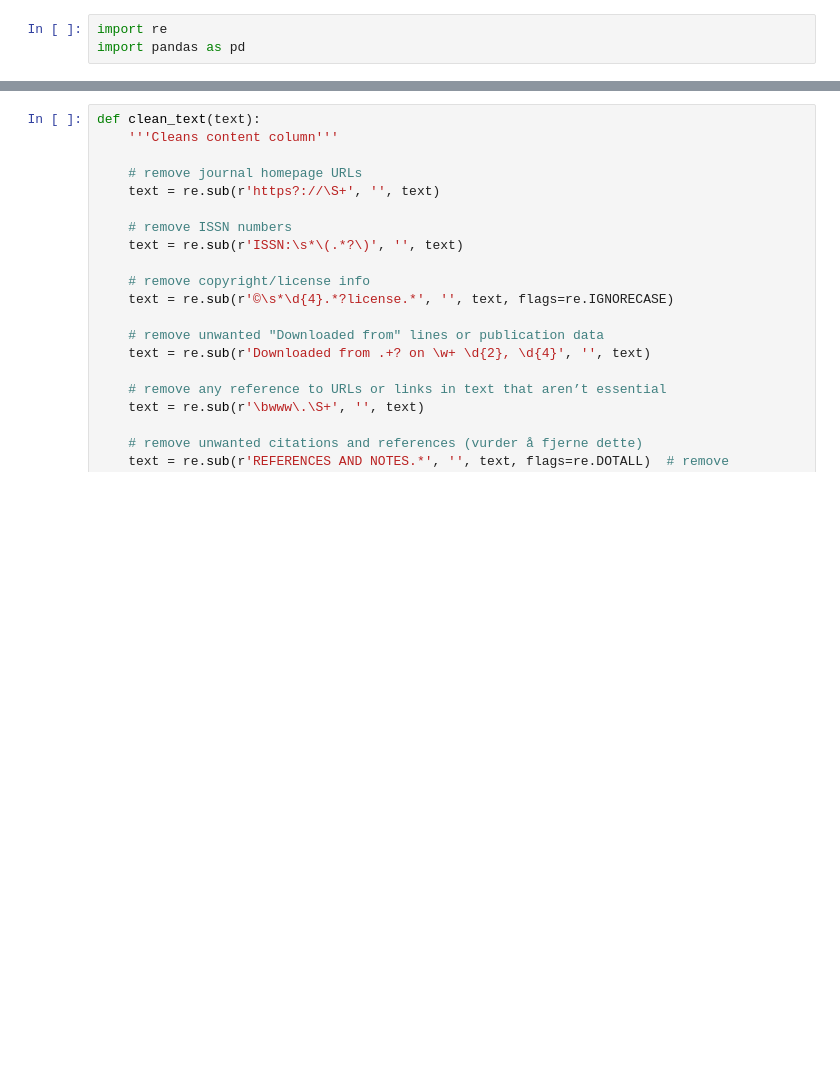
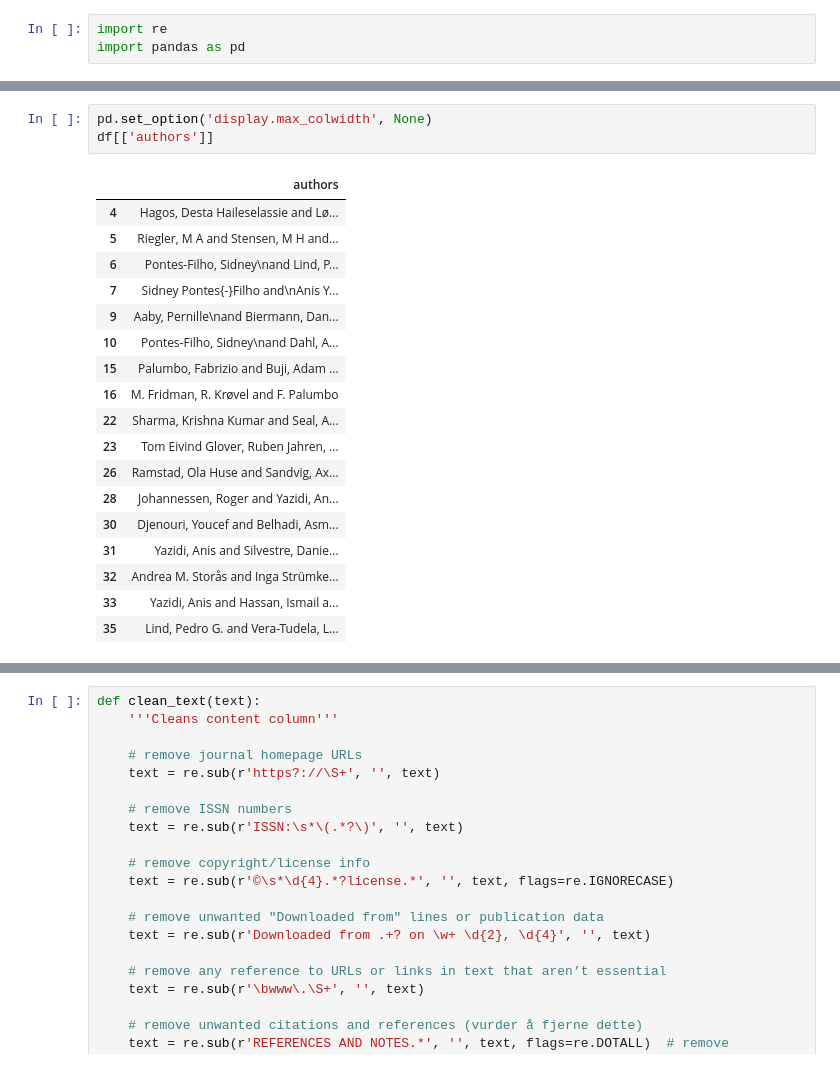
Before and after one commit to celilan/master-thesis, a Jupyter notebook: notebooks/data_cleaning.ipynb, the cells around one changed output, grey strips where cells are left out. Drawn from its saved outputs; the diff is of its cells as text; blank space fills up the shorter version.

```diff
--- a/notebooks/data_cleaning.ipynb
+++ b/notebooks/data_cleaning.ipynb
@@ -28,0 +79,22 @@ df
+# %%
+pd.set_option('display.max_colwidth', None)
+df[['authors']]
+# %% [output]
+|  | authors |
+| 4 | Hagos, Desta Haileselassie and Lø... |
+| 5 | Riegler, M A and Stensen, M H and... |
+| 6 | Pontes-Filho, Sidney\nand Lind, P... |
+| 7 | Sidney Pontes{-}Filho and\nAnis Y... |
+| 9 | Aaby, Pernille\nand Biermann, Dan... |
+| 10 | Pontes-Filho, Sidney\nand Dahl, A... |
+| 15 | Palumbo, Fabrizio and Buji, Adam ... |
+| 16 | M. Fridman, R. Krøvel and F. Palumbo |
+| 22 | Sharma, Krishna Kumar and Seal, A... |
+| 23 | Tom Eivind Glover, Ruben Jahren, ... |
+| 26 | Ramstad, Ola Huse and Sandvig, Ax... |
+| 28 | Johannessen, Roger and Yazidi, An... |
+| 30 | Djenouri, Youcef and Belhadi, Asm... |
+| 31 | Yazidi, Anis and Silvestre, Danie... |
+| 32 | Andrea M. Storås and Inga Strümke... |
+| 33 | Yazidi, Anis and Hassan, Ismail a... |
+| 35 | Lind, Pedro G. and Vera-Tudela, L... |
```
Also changed, not shown: parts of 12 cells of this notebook, 2 other files.
